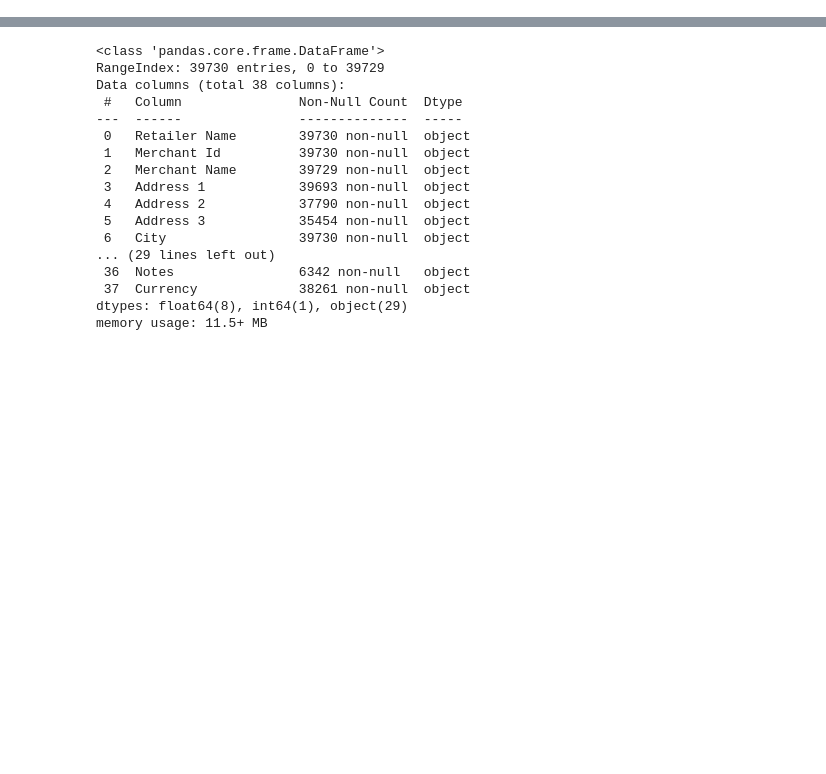
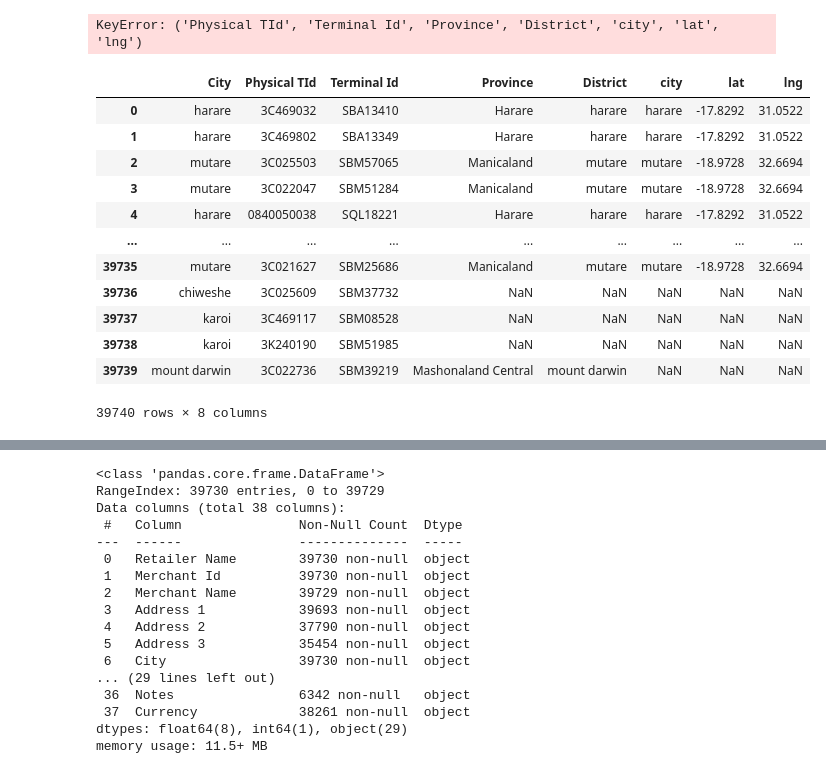
Before and after one commit to McnamaraChiwaye/pos_app, a Jupyter notebook: POS Asset locations dictionary.ipynb, the cells around one changed output, grey strips where cells are left out. Saved outputs shown, nothing was run; the diff lists cells and outputs as text; code cells hidden in the pictures; blank space fills up the shorter version.

```diff
--- a/POS Asset locations dictionary.ipynb
+++ b/POS Asset locations dictionary.ipynb
@@ -4,0 +284,2 @@ import numpy as np
+# %%
+air_quality = pd.merge(df, df_prov, how='left', left_on='City', right_on='District')
@@ -6,0 +344,2 @@ import numpy as np
+# %%
+df_city.city = list_city
@@ -6,0 +432,2 @@ import numpy as np
+# %%
+cities_Prep = pd.merge(air_quality, df_city, how='left', left_on='City', right_on='city')
@@ -6,0 +437,4 @@ import numpy as np
+# %%
+cities_Final =  cities_Prep['Physical TId','Terminal Id','Province','District','city','lat','lng']
+# %% [output]
+KeyError: ('Physical TId', 'Terminal Id', 'Province', 'District', 'city', 'lat', 'lng')
@@ -6,0 +443,16 @@ import numpy as np
+# %%
+cities_Prep.iloc[:, 1,2,3,]
+# %% [output]
+|  | City | Physical TId | Terminal Id | Province | District | city | lat | lng |
+| 0 | harare | 3C469032 | SBA13410 | Harare | harare | harare | -17.8292 | 31.0522 |
+| 1 | harare | 3C469802 | SBA13349 | Harare | harare | harare | -17.8292 | 31.0522 |
+| 2 | mutare | 3C025503 | SBM57065 | Manicaland | mutare | mutare | -18.9728 | 32.6694 |
+| 3 | mutare | 3C022047 | SBM51284 | Manicaland | mutare | mutare | -18.9728 | 32.6694 |
+| 4 | harare | 0840050038 | SQL18221 | Harare | harare | harare | -17.8292 | 31.0522 |
+| ... | ... | ... | ... | ... | ... | ... | ... | ... |
+| 39735 | mutare | 3C021627 | SBM25686 | Manicaland | mutare | mutare | -18.9728 | 32.6694 |
+| 39736 | chiweshe | 3C025609 | SBM37732 | NaN | NaN | NaN | NaN | NaN |
+| 39737 | karoi | 3C469117 | SBM08528 | NaN | NaN | NaN | NaN | NaN |
+| 39738 | karoi | 3K240190 | SBM51985 | NaN | NaN | NaN | NaN | NaN |
+| 39739 | mount darwin | 3C022736 | SBM39219 | Mashonaland Central | mount darwin | NaN | NaN | NaN |
+39740 rows × 8 columns
```
Also changed, not shown: parts of 70 cells of this notebook.
